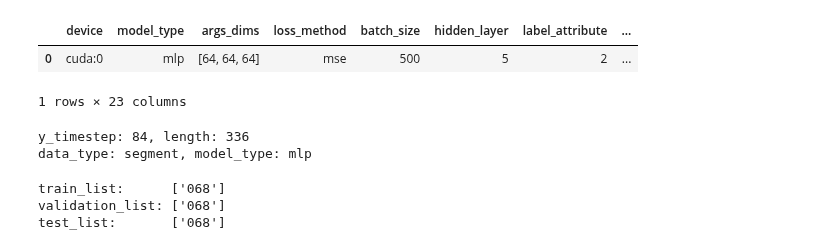
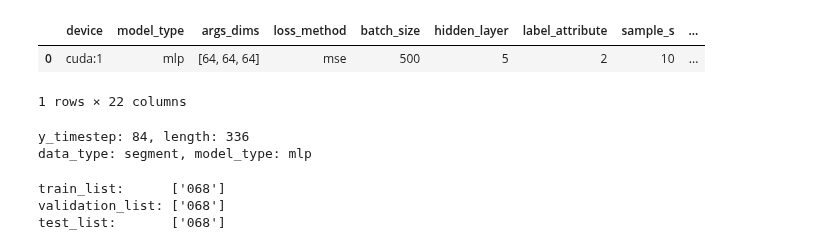
Before and after one commit to shkoma/geolife_timehetnet, a Jupyter notebook: test.ipynb, the cells around one changed output. Cells and saved outputs as stored; diff of their text form; code cells hidden in the pictures.

```diff
--- a/test.ipynb
+++ b/test.ipynb
@@ -1,20 +1,20 @@
 # %%
 import pandas as pd
 from torch_mlp import MLP
 from torch_segment_dataset import SegmentDataset
 
 writer_dir_name = 'data/geolife/runs'
-log_dir_name = '[segment_mlp]_20240315-203227'
+log_dir_name = '[segment_mlp]_20240316-015131'
 log_folder = writer_dir_name + '/' + log_dir_name
 best_model_path = log_folder + '/best_model.pth'
 # best_model_path = log_folder + '/best_train_model.pth'
 
 config_df = pd.read_csv(log_folder + '/configuration.csv')
 config_df.head()
 # %% [output]
-|  | device | model_type | args_dims | loss_method | batch_size | hidden_layer | label_attribute | ... |
-| 0 | cuda:0 | mlp | [64, 64, 64] | mse | 500 | 5 | 2 | ... |
+|  | device | model_type | args_dims | loss_method | batch_size | hidden_layer | label_attribute | sample_s | ... |
+| 0 | cuda:1 | mlp | [64, 64, 64] | mse | 500 | 5 | 2 | 10 | ... |
-1 rows × 23 columns
+1 rows × 22 columns
 # %%
 data_type = 'segment'
 model_type = config_df['model_type'][0]
```
Also changed, not shown: parts of 1 cell of this notebook, 4 other files.
